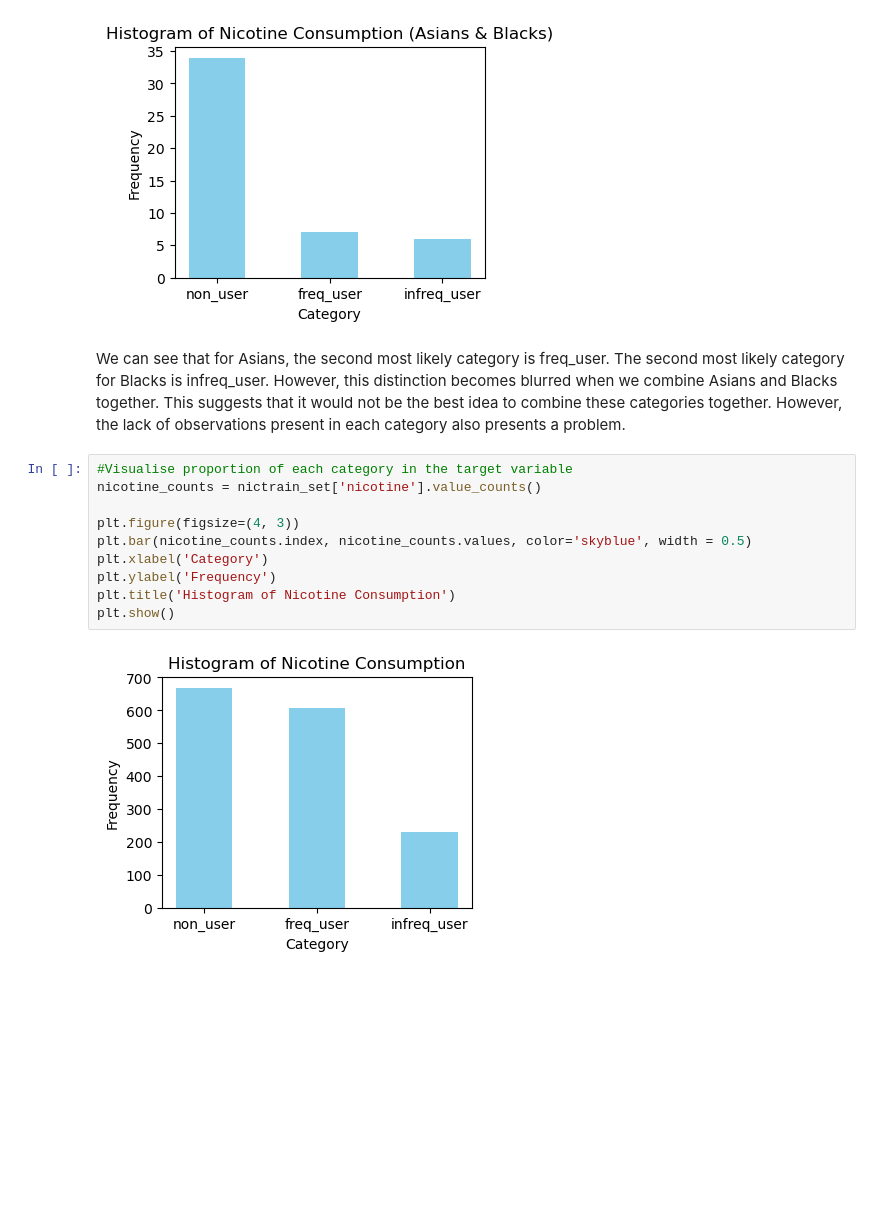
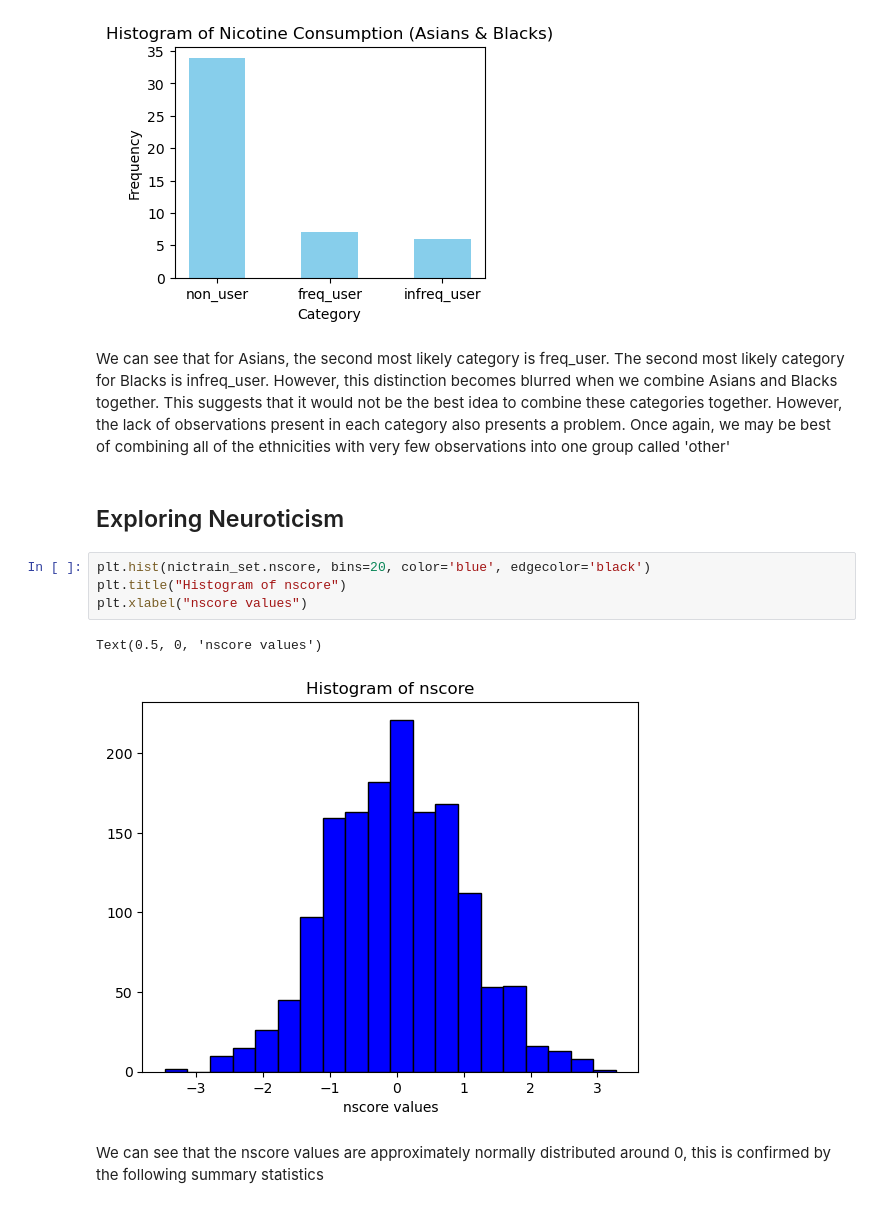
Before and after one commit to skyefung02/DrugConsumptionProject, a Jupyter notebook: data_exploration_visualisation.ipynb, the cells around one changed output. Drawn from its saved outputs; the diff is of its cells as text; blank space fills up the shorter version.

Commit message:
started exploring the personality features

```diff
--- a/data_exploration_visualisation.ipynb
+++ b/data_exploration_visualisation.ipynb
@@ -452,16 +474,15 @@ plt.show()
 # %% [output]
 [figure]
 # %% [markdown]
-We can see that for Asians, the second most likely category is freq_user. The second most likely category for Blacks is infreq_user. However, this distinction becomes blurred when we combine Asians and Blacks together. This suggests that it would not be the best idea to combine these categories together. However, the lack of observations present in each category also presents a problem.
+We can see that for Asians, the second most likely category is freq_user. The second most likely category for Blacks is infreq_user. However, this distinction becomes blurred when we combine Asians and Blacks together. This suggests that it would not be the best idea to combine these categories together. However, the lack of observations present in each category also presents a problem. Once again, we may be best of combining all of the ethnicities with very few observations into one group called 'other'
-# %%
-#Visualise proportion of each category in the target variable
-nicotine_counts = nictrain_set['nicotine'].value_counts()
-
-plt.figure(figsize=(4, 3))
-plt.bar(nicotine_counts.index, nicotine_counts.values, color='skyblue', width = 0.5)
-plt.xlabel('Category')
-plt.ylabel('Frequency')
-plt.title('Histogram of Nicotine Consumption')
-plt.show()
-# %% [output]
-[figure, removed]
+# %% [markdown]
+## Exploring Neuroticism
+# %%
+plt.hist(nictrain_set.nscore, bins=20, color='blue', edgecolor='black')
+plt.title("Histogram of nscore")
+plt.xlabel("nscore values")
+# %% [output]
+Text(0.5, 0, 'nscore values')
+[figure, added]
+# %% [markdown]
+We can see that the nscore values are approximately normally distributed around 0, this is confirmed by the following summary statistics
```
Also changed, not shown: parts of 19 cells of this notebook, 1 other file.
